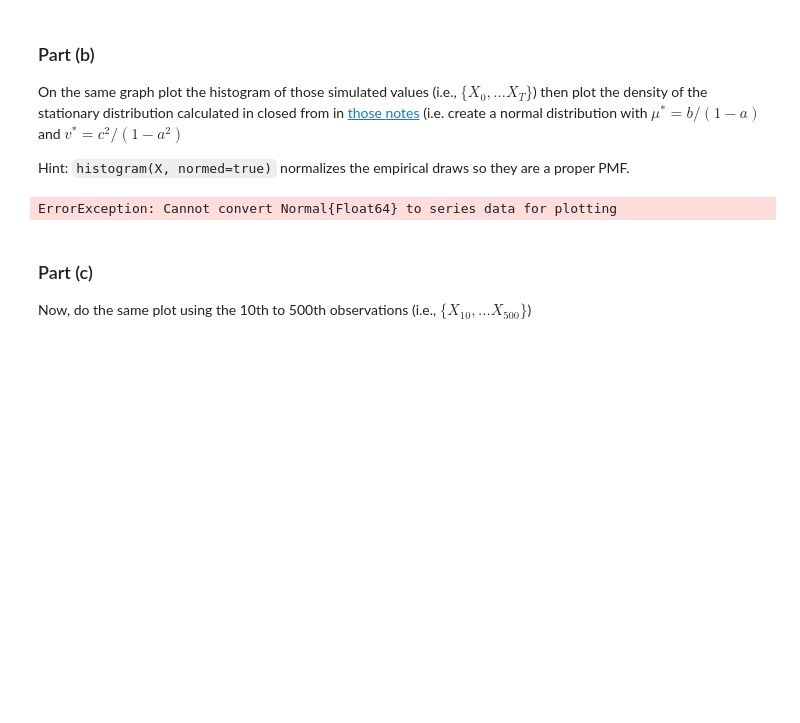
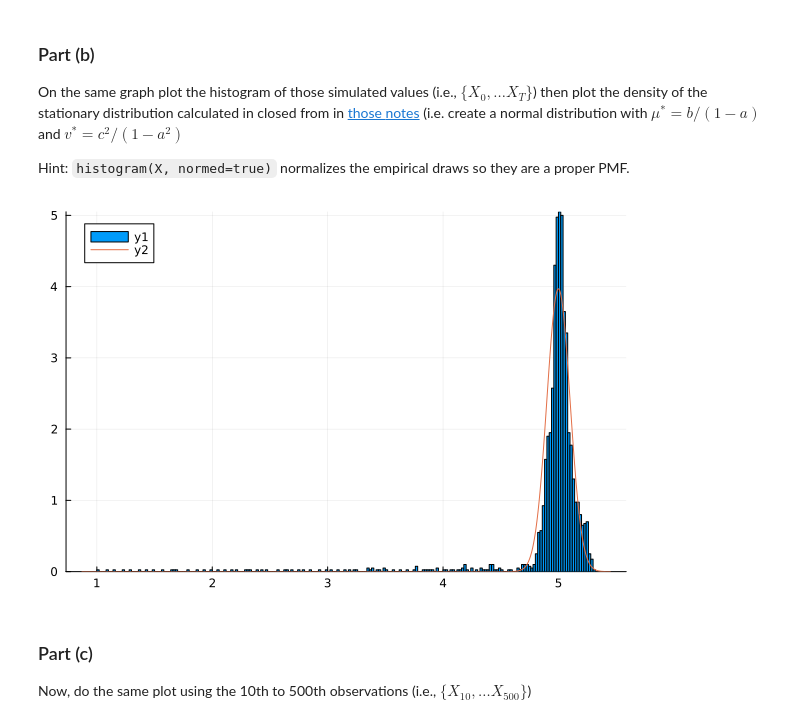
Before and after one commit to WilliamClintC/408-MT, a Jupyter notebook: midterm_practice_problems.ipynb, the cells around one changed output. Drawn from its saved outputs; the diff is of its cells as text; code cells hidden in the pictures; blank space fills up the shorter version.

```diff
--- a/midterm_practice_problems.ipynb
+++ b/midterm_practice_problems.ipynb
@@ -150,31 +139,11 @@ $v^* = c^2/(1 - a^2)$
 Hint: `histogram(X, normed=true)` normalizes the empirical draws so they
 are a proper PMF.
 # %%
-function iterate_map(f, x0, T)
-    x = zeros(length(x0), T + 1)
-    x[:, 1] = x0
-    for t in 2:(T + 1)
-        x[:, t] = f(x[:, t - 1])
-    end
-    return x
-end
-
-
-X_0 = 1.0 # degenerate prior
-A = [a 0; 0 a^2]
-B = [b; c^2]
-num_samples = T
-Xs = iterate_map(x -> A * x + B, [X_0, 0], T)
-X_T = Normal(Xs[1, end], sqrt(Xs[2, end]))
-W = randn(num_samples, T)
-# Comprehensions and generators example, looks like math
-X_T_samples = [a^T * X_0 + b * (1-a^T)/(1-a) + c * sum(a^j * W[i, T-j] for j in 0:T-1)
-               for i in 1:num_samples]
-histogram(X_T_samples; xlabel="x", normed=true,
-          label=L"Samples of $X_{%$T}$")
-plot!(X_T; label=L"Analytic $X_{%$T}$", lw=3)
+histogram(x,normed=true)
+dist=Normal(b/(1-a),c/sqrt(1-a^2))
+plot!(x->pdf(dist,x))
 # %% [output]
-ErrorException: Cannot convert Normal{Float64} to series data for plotting
+[figure, added]
 # %% [markdown]
 ### Part (c)
 
```
Also changed, not shown: parts of 9 cells of this notebook.
